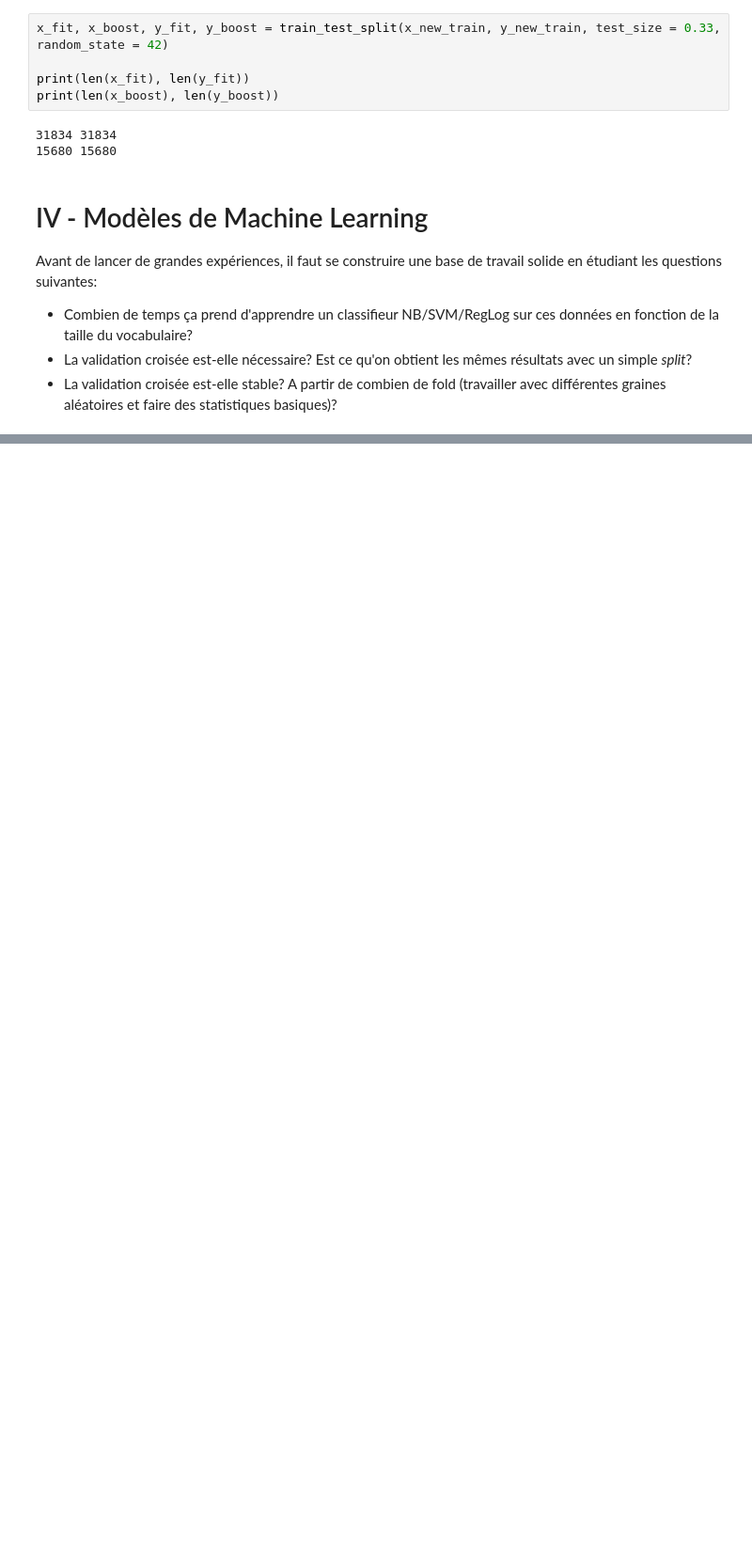
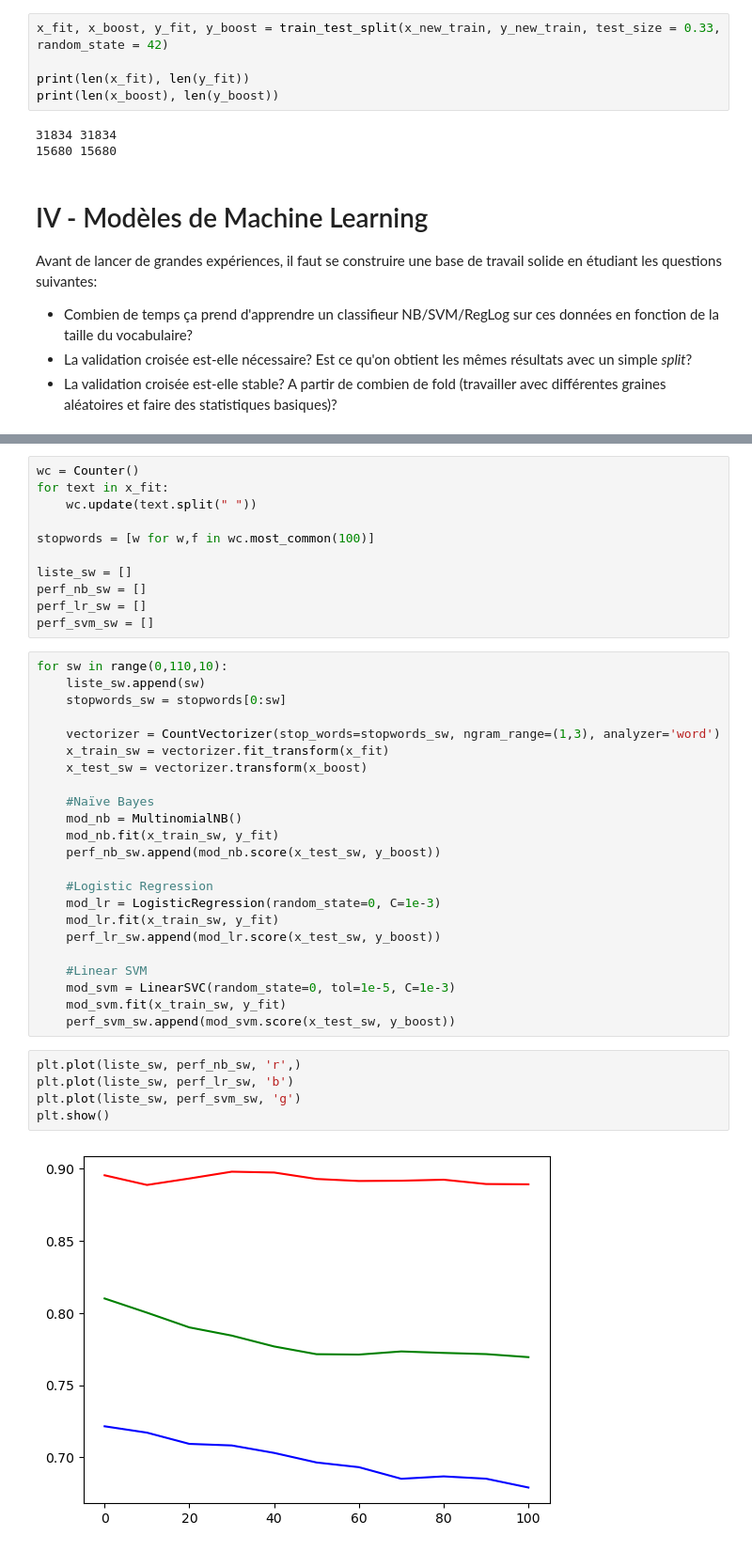
Before and after one commit to lucagortana/NLP-project, a Jupyter notebook: NLP_speech_project.ipynb, the cells around one changed output, grey strips where cells are left out. Shown at 94% size. Cells and saved outputs as stored; diff of their text form; blank space fills up the shorter version.

```diff
--- a/NLP_speech_project.ipynb
+++ b/NLP_speech_project.ipynb
@@ -468,0 +752,41 @@ Les techniques sur lesquelles nous travaillons étant sujettes au sur-apprentiss
+# %%
+wc = Counter()
+for text in x_fit:
+    wc.update(text.split(" "))
+
+stopwords = [w for w,f in wc.most_common(100)]
+
+liste_sw = []
+perf_nb_sw = []
+perf_lr_sw = []
+perf_svm_sw = []
+# %%
+for sw in range(0,110,10):
+    liste_sw.append(sw)
+    stopwords_sw = stopwords[0:sw]
+
+    vectorizer = CountVectorizer(stop_words=stopwords_sw, ngram_range=(1,3), analyzer='word')
+    x_train_sw = vectorizer.fit_transform(x_fit)
+    x_test_sw = vectorizer.transform(x_boost)
+
+    #Naïve Bayes
+    mod_nb = MultinomialNB()
+    mod_nb.fit(x_train_sw, y_fit)
+    perf_nb_sw.append(mod_nb.score(x_test_sw, y_boost))
+
+    #Logistic Regression
+    mod_lr = LogisticRegression(random_state=0, C=1e-3)
+    mod_lr.fit(x_train_sw, y_fit)
+    perf_lr_sw.append(mod_lr.score(x_test_sw, y_boost))
+
+    #Linear SVM
+    mod_svm = LinearSVC(random_state=0, tol=1e-5, C=1e-3)
+    mod_svm.fit(x_train_sw, y_fit)
+    perf_svm_sw.append(mod_svm.score(x_test_sw, y_boost))
+# %%
+plt.plot(liste_sw, perf_nb_sw, 'r',)
+plt.plot(liste_sw, perf_lr_sw, 'b')
+plt.plot(liste_sw, perf_svm_sw, 'g')
+plt.show()
+# %% [output]
+[figure, added]
```
Also changed, not shown: parts of 34 cells of this notebook.
